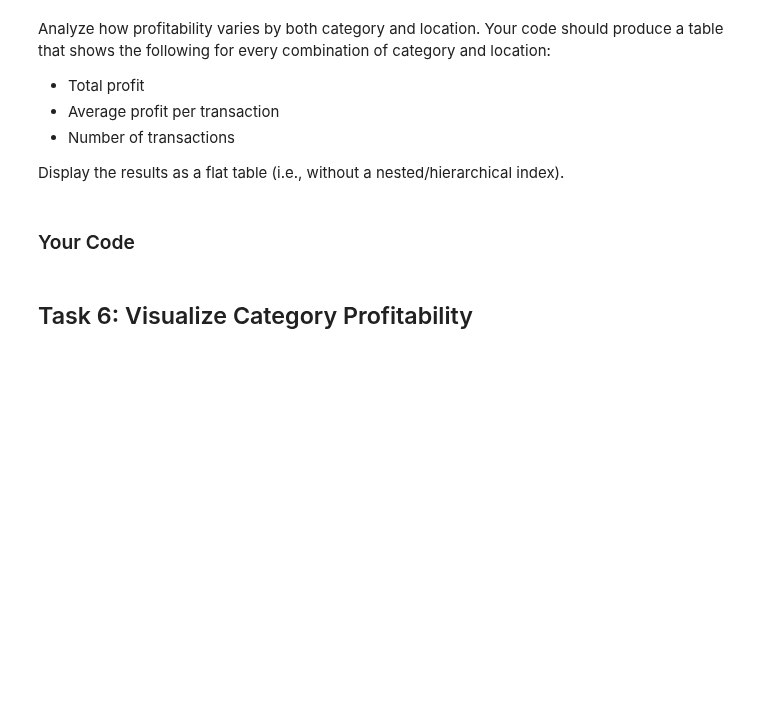
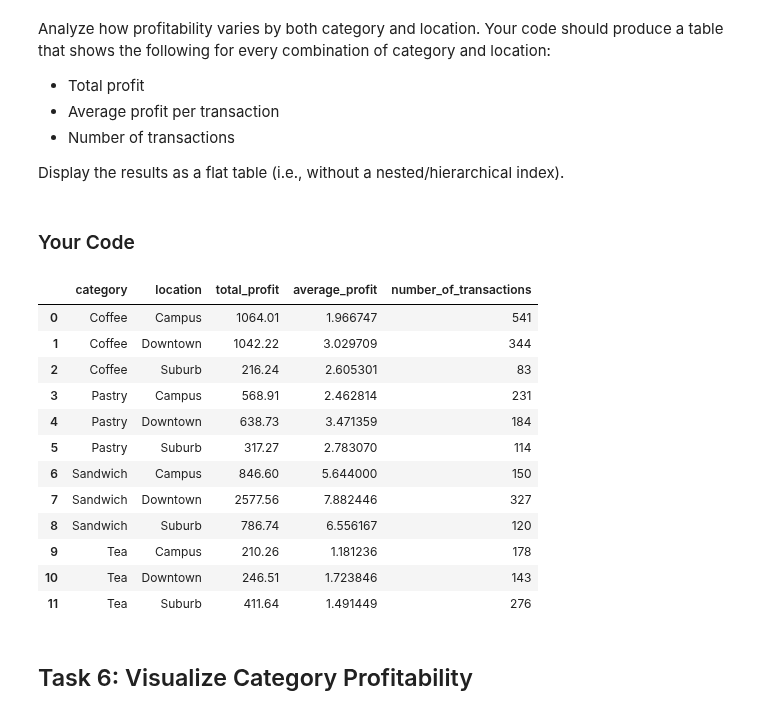
Before and after one commit to mattressdog/py4eda-work, a Jupyter notebook: test2b/test_2b.ipynb, the cells around one changed output. Cells and saved outputs as stored; diff of their text form; code cells hidden in the pictures; blank space fills up the shorter version.

```diff
--- a/test2b/test_2b.ipynb
+++ b/test2b/test_2b.ipynb
@@ -323,6 +323,33 @@ Display the results as a flat table (i.e., without a nested/hierarchical index).
 ### Your Code
 # %%
 # Task 5: groupby multiple columns, .agg() with dict, reset_index()
+t_five_table = (df.groupby(['category', 'location']).agg({
+    'profit': ['sum', 'mean', 'count']
+}).reset_index()
+               )
+t_five_table.columns = [
+    'category',
+    'location',
+    'total_profit',
+    'average_profit',
+    'number_of_transactions',
+]
+
+t_five_table
+# %% [output]
+|  | category | location | total_profit | average_profit | number_of_transactions |
+| 0 | Coffee | Campus | 1064.01 | 1.966747 | 541 |
+| 1 | Coffee | Downtown | 1042.22 | 3.029709 | 344 |
+| 2 | Coffee | Suburb | 216.24 | 2.605301 | 83 |
+| 3 | Pastry | Campus | 568.91 | 2.462814 | 231 |
+| 4 | Pastry | Downtown | 638.73 | 3.471359 | 184 |
+| 5 | Pastry | Suburb | 317.27 | 2.783070 | 114 |
+| 6 | Sandwich | Campus | 846.60 | 5.644000 | 150 |
+| 7 | Sandwich | Downtown | 2577.56 | 7.882446 | 327 |
+| 8 | Sandwich | Suburb | 786.74 | 6.556167 | 120 |
+| 9 | Tea | Campus | 210.26 | 1.181236 | 178 |
+| 10 | Tea | Downtown | 246.51 | 1.723846 | 143 |
+| 11 | Tea | Suburb | 411.64 | 1.491449 | 276 |
 # %% [markdown]
 ## Task 6: Visualize Category Profitability
 # %% [markdown]
```
